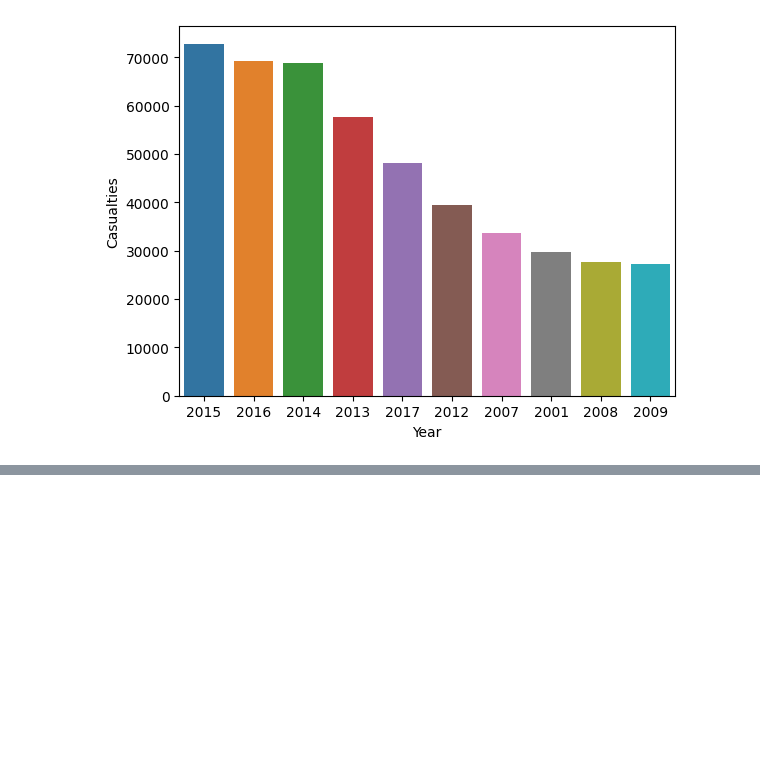
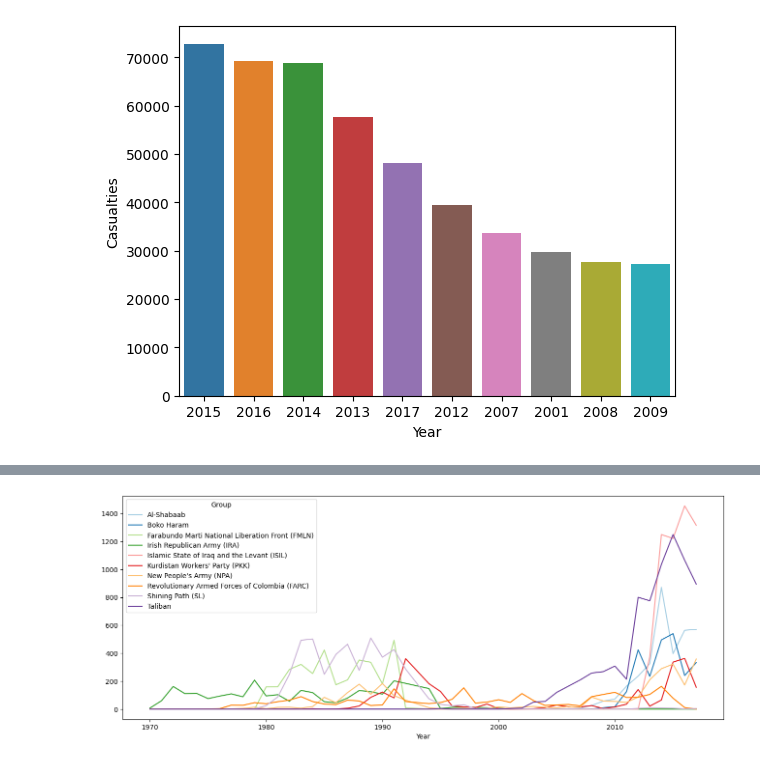
Before and after one commit to Gemini-Abhi/Machine-Learning-projects, a Jupyter notebook: Terrorism Project/Terrorism.ipynb, the cells around one changed output, grey strips where cells are left out. Saved outputs shown, nothing was run; the diff lists cells and outputs as text; code cells hidden in the pictures; blank space fills up the shorter version.

```diff
--- a/Terrorism Project/Terrorism.ipynb
+++ b/Terrorism Project/Terrorism.ipynb
@@ -405,0 +390,9 @@ plt.show()
+# %%
+group_data=df2['Group'].value_counts()
+top_10_groups=df2[df2['Group'].isin(group_data[1:11].index)]
+
+pd.crosstab(top_10_groups.Year,top_10_groups.Group).plot(color=sns.color_palette('Paired',10))
+fig=plt.gcf()
+fig.set_size_inches(16,6)
+# %% [output]
+[figure, added]
```
Also changed, not shown: parts of 14 cells of this notebook.
